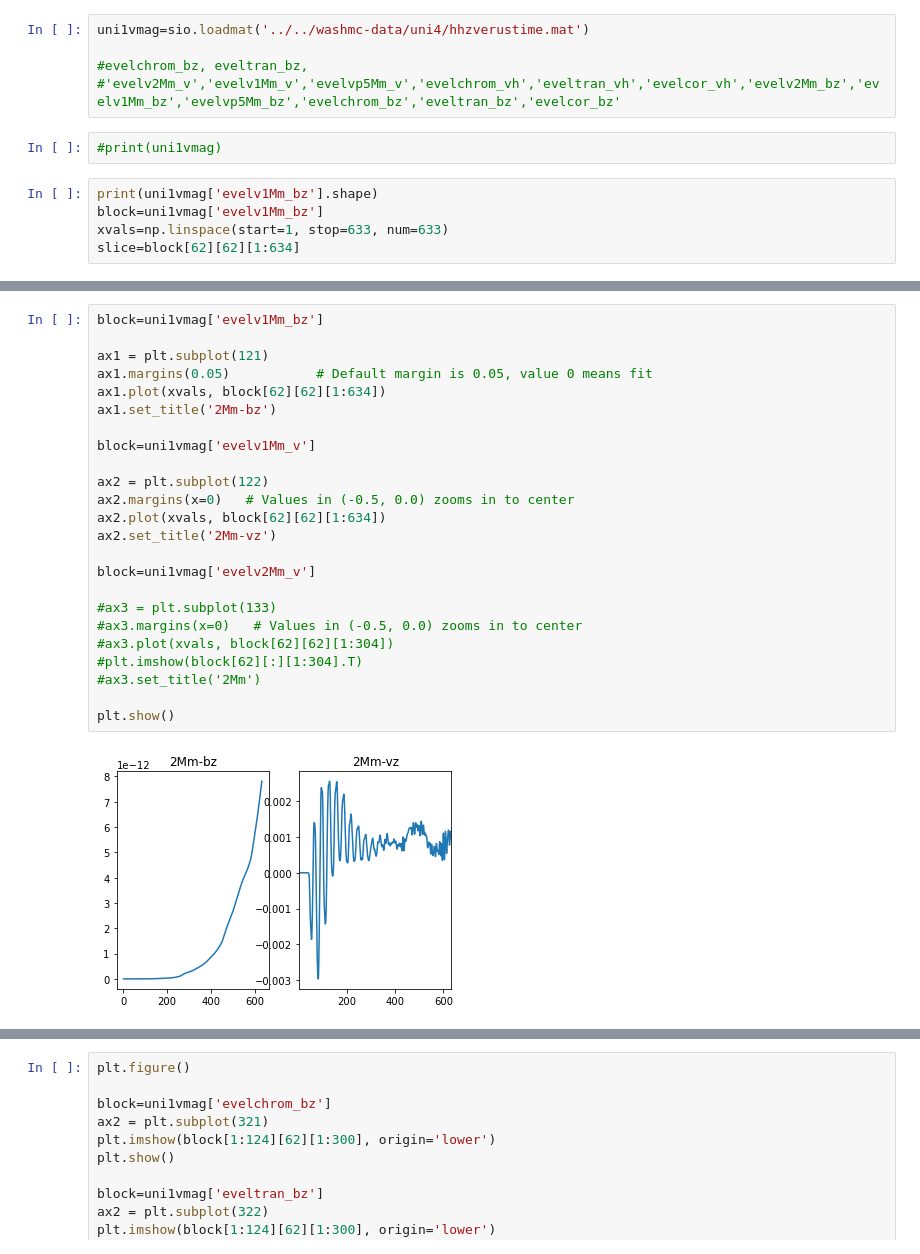
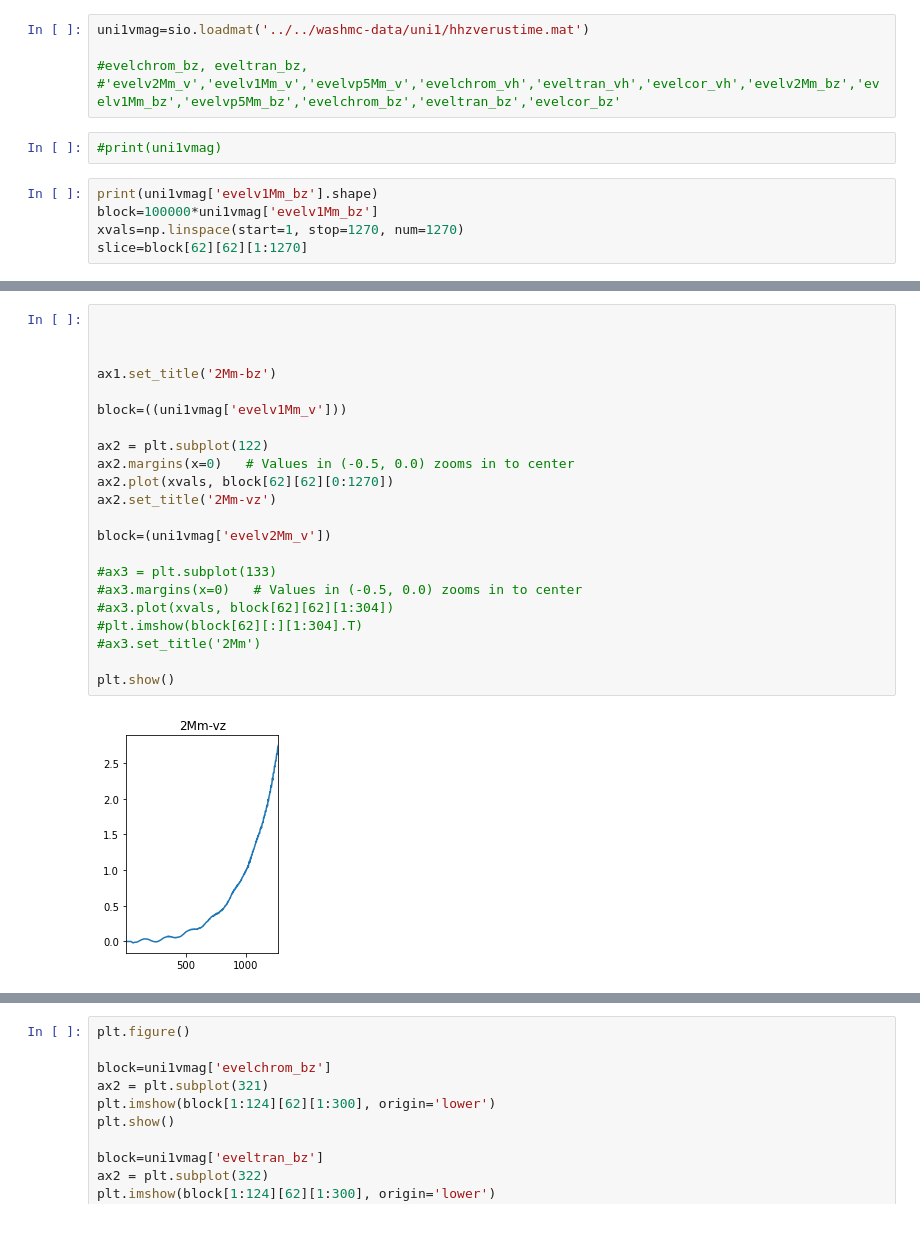
Before and after one commit to mikeg64/smaug_wash, a Jupyter notebook: python/washmc-dtplots.ipynb, the cells around one changed output, grey strips where cells are left out. Cells and saved outputs as stored; diff of their text form.

Commit message:
pod tests and distance time plots

```diff
--- a/python/washmc-dtplots.ipynb
+++ b/python/washmc-dtplots.ipynb
@@ -9,6 +11,6 @@ import scipy.io as sio
 #%matplotlib inline
 # %%
-uni1vmag=sio.loadmat('../../washmc-data/uni4/hhzverustime.mat')
+uni1vmag=sio.loadmat('../../washmc-data/uni1/hhzverustime.mat')
 
 #evelchrom_bz, eveltran_bz,
 #'evelv2Mm_v','evelv1Mm_v','evelvp5Mm_v','evelchrom_vh','eveltran_vh','evelcor_vh','evelv2Mm_bz','evelv1Mm_bz','evelvp5Mm_bz','evelchrom_bz','eveltran_bz','evelcor_bz'
@@ -16,7 +18,7 @@ uni1vmag=sio.loadmat('../../washmc-data/uni4/hhzverustime.mat')
 #print(uni1vmag)
 # %%
 print(uni1vmag['evelv1Mm_bz'].shape)
-block=uni1vmag['evelv1Mm_bz']
-xvals=np.linspace(start=1, stop=633, num=633)
-slice=block[62][62][1:634]
+block=100000*uni1vmag['evelv1Mm_bz']
+xvals=np.linspace(start=1, stop=1270, num=1270)
+slice=block[62][62][1:1270]
 # %% [output]
@@ -30,29 +68,27 @@ print(np.shape(xvals))
 # %%
-block=uni1vmag['evelv1Mm_bz']
 
-ax1 = plt.subplot(121)
-ax1.margins(0.05)           # Default margin is 0.05, value 0 means fit
-ax1.plot(xvals, block[62][62][1:634])
+
+
 ax1.set_title('2Mm-bz')
 
-block=uni1vmag['evelv1Mm_v']
+block=((uni1vmag['evelv1Mm_v']))
 
 ax2 = plt.subplot(122)
 ax2.margins(x=0)   # Values in (-0.5, 0.0) zooms in to center
-ax2.plot(xvals, block[62][62][1:634])
+ax2.plot(xvals, block[62][62][0:1270])
 ax2.set_title('2Mm-vz')
 
-block=uni1vmag['evelv2Mm_v']
+block=(uni1vmag['evelv2Mm_v'])
 
 #ax3 = plt.subplot(133)
 #ax3.margins(x=0)   # Values in (-0.5, 0.0) zooms in to center
 #ax3.plot(xvals, block[62][62][1:304])
 #plt.imshow(block[62][:][1:304].T)
 #ax3.set_title('2Mm')
 
 plt.show()
 # %% [output]
-[figure, old version]
+[figure, new version]
 # %%
 plt.figure()
 
```
Also changed, not shown: parts of 6 cells of this notebook, 6 other files.
